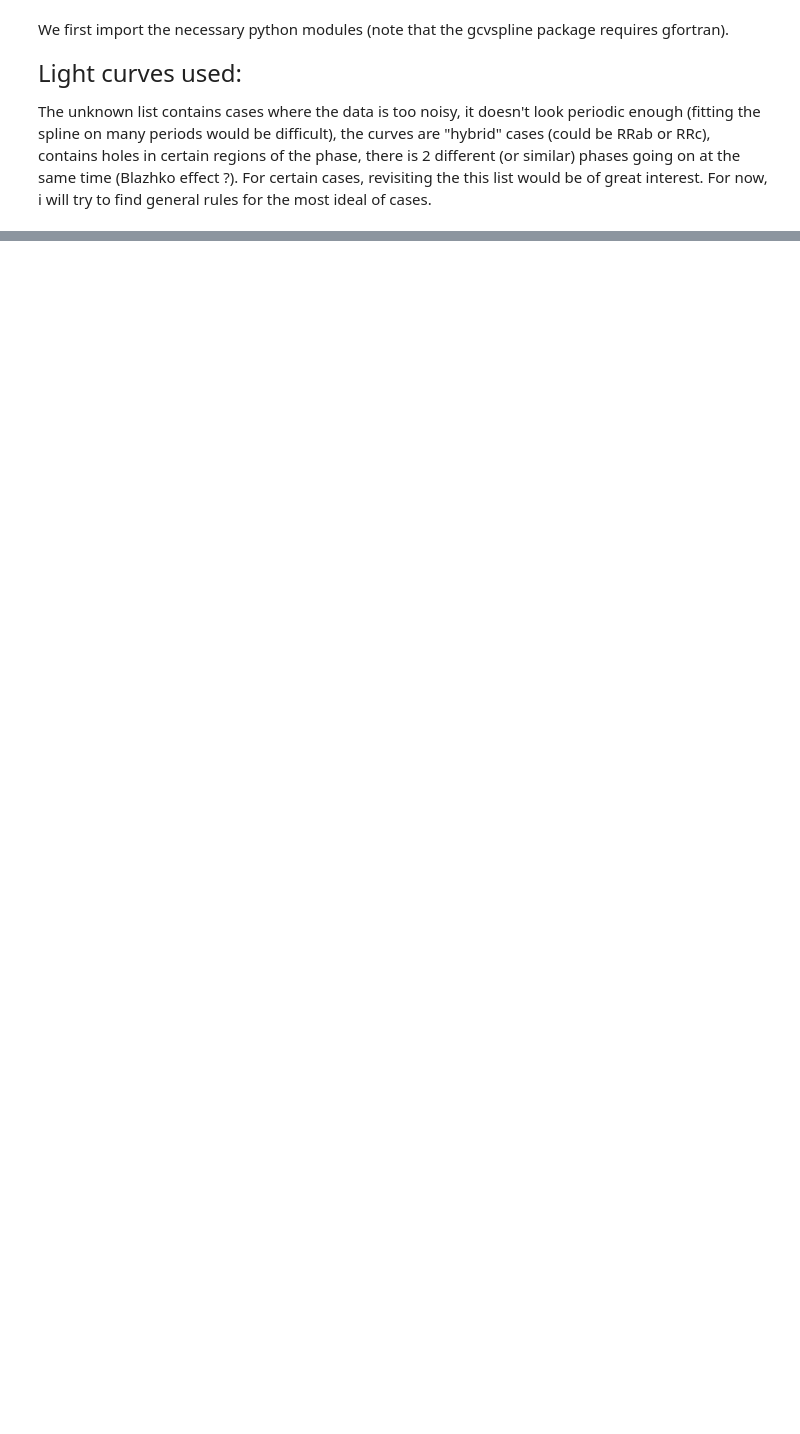
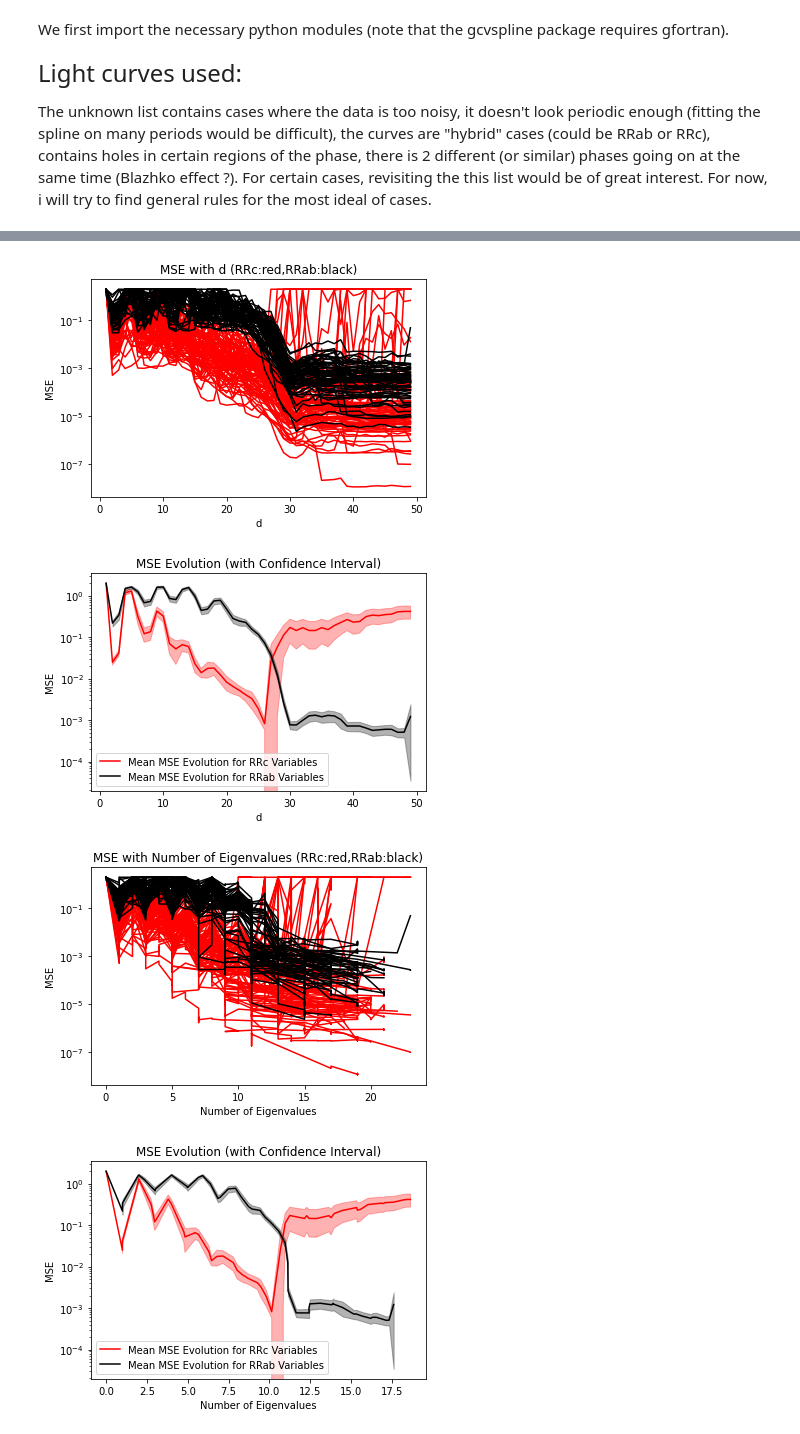
Before and after one commit to NicolasMekhael/pySINDy_OmegaCen, a Jupyter notebook: Applying_DMD_to_light curves_2.0.ipynb, the cells around one changed output, grey strips where cells are left out. Saved outputs shown, nothing was run; the diff lists cells and outputs as text; code cells hidden in the pictures; blank space fills up the shorter version.

```diff
--- a/Applying_DMD_to_light curves_2.0.ipynb
+++ b/Applying_DMD_to_light curves_2.0.ipynb
@@ -388,0 +443,19 @@ for i in range(20):
+# %%
+
+start = time.time()
+
+RRc_files=RRc_list
+RRab_files=RRab_list
+MSE_threshold_DMD=0.005
+d_range=np.arange(1,50,1)
+MSE_evolution_comparison(RRc_files,RRab_files,MSE_threshold_DMD,d_range,
+                             snapshot_density=30,n_extension=2,predicted_phases=15,MSE_ceiling=2)
+
+end = time.time()
+
+print(f"Runtime of the program is {end - start} seconds.")
+# %% [output]
+[figure, added]
+[figure, added]
+[figure, added]
+[figure, added]
```
Also changed, not shown: parts of 8 cells of this notebook.
